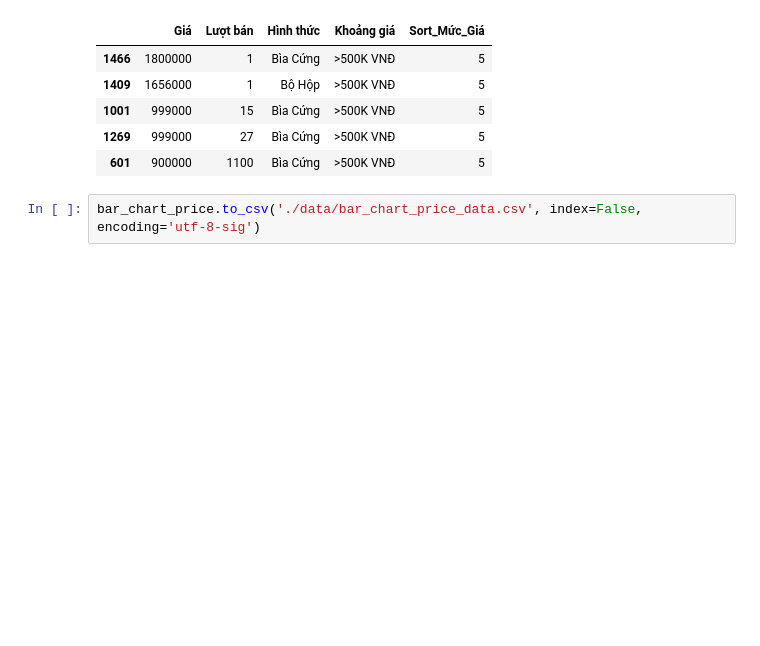
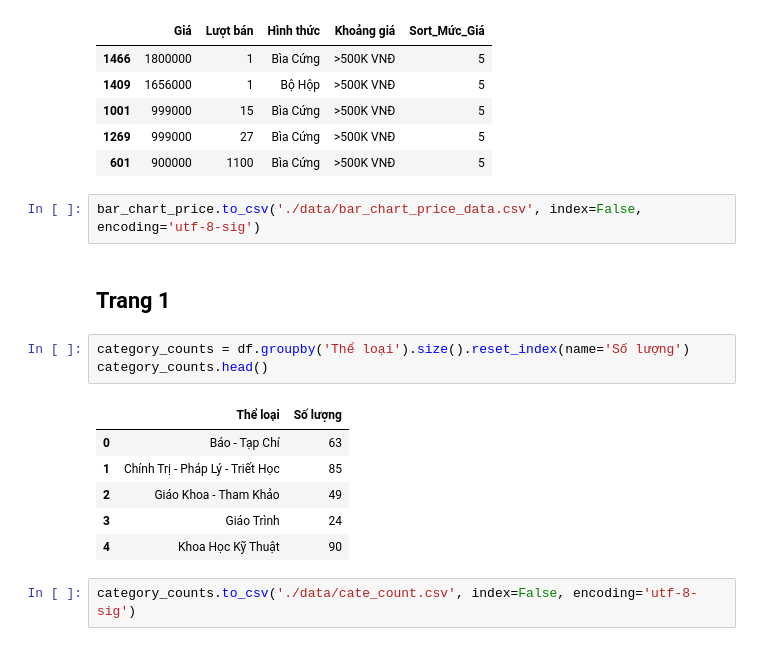
Before and after one commit to pililover/Data-visualization_analysis-Vietnamese-Book-Market, a Jupyter notebook: data_preprocessing.ipynb, the cells around one changed output. Saved outputs shown, nothing was run; the diff lists cells and outputs as text; blank space fills up the shorter version.

```diff
--- a/data_preprocessing.ipynb
+++ b/data_preprocessing.ipynb
@@ -597,3 +597,17 @@ bar_chart_price.head()
 | 601 | 900000 | 1100 | Bìa Cứng | >500K VNĐ | 5 |
 # %%
 bar_chart_price.to_csv('./data/bar_chart_price_data.csv', index=False, encoding='utf-8-sig')
+# %% [markdown]
+## **Trang 1**
+# %%
+category_counts = df.groupby('Thể loại').size().reset_index(name='Số lượng')
+category_counts.head()
+# %% [output]
+|  | Thể loại | Số lượng |
+| 0 | Báo - Tạp Chí | 63 |
+| 1 | Chính Trị - Pháp Lý - Triết Học | 85 |
+| 2 | Giáo Khoa - Tham Khảo | 49 |
+| 3 | Giáo Trình | 24 |
+| 4 | Khoa Học Kỹ Thuật | 90 |
+# %%
+category_counts.to_csv('./data/cate_count.csv', index=False, encoding='utf-8-sig')
```
Also changed, not shown: parts of 3 cells of this notebook, 3 other files.
